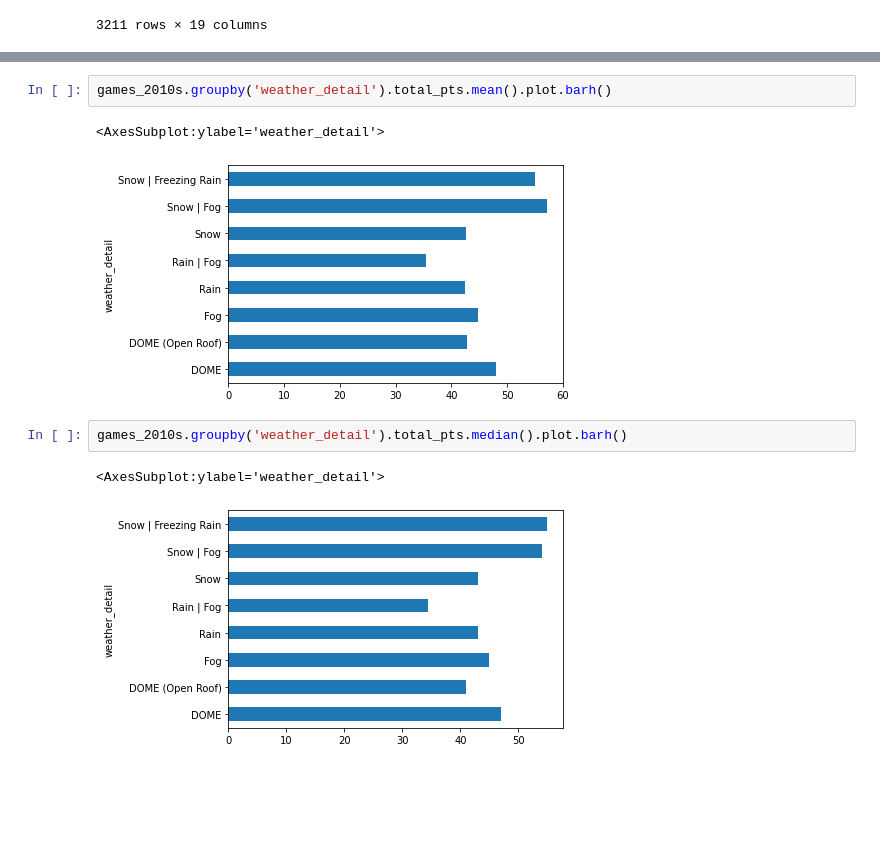
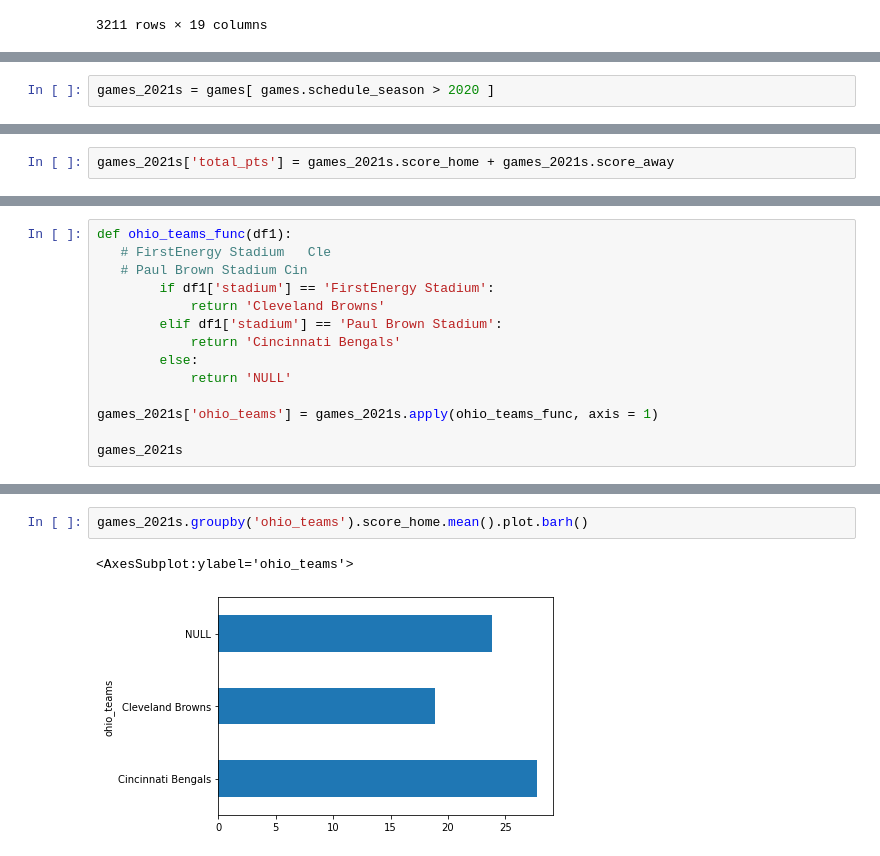
Before and after one commit to arya3364/How-Weather-Effects-Football-Games, a Jupyter notebook: nfl-scores-and-data.ipynb, the cells around one changed output, grey strips where cells are left out. Drawn from its saved outputs; the diff is of its cells as text; blank space fills up the shorter version.

Commit message:
Kaggle Notebook | NFL Scores and Data | Version 10

```diff
--- a/nfl-scores-and-data.ipynb
+++ b/nfl-scores-and-data.ipynb
@@ -166,0 +188,2 @@ games_2010s.groupby('indoor_outdoor').total_pts.median().plot.barh()
+# %%
+games_2021s = games[ games.schedule_season > 2020 ]
@@ -166,0 +192,2 @@ games_2010s.groupby('indoor_outdoor').total_pts.median().plot.barh()
+# %%
+games_2021s['total_pts'] = games_2021s.score_home + games_2021s.score_away
@@ -166,0 +200,14 @@ games_2010s.groupby('indoor_outdoor').total_pts.median().plot.barh()
+# %%
+def ohio_teams_func(df1):
+   # FirstEnergy Stadium   Cle
+   # Paul Brown Stadium Cin
+        if df1['stadium'] == 'FirstEnergy Stadium':
+            return 'Cleveland Browns'
+        elif df1['stadium'] == 'Paul Brown Stadium':
+            return 'Cincinnati Bengals'
+        else:
+            return 'NULL'
+
+games_2021s['ohio_teams'] = games_2021s.apply(ohio_teams_func, axis = 1)
+
+games_2021s
@@ -167,10 +233,5 @@ games_2010s.groupby('indoor_outdoor').total_pts.median().plot.barh()
 # %%
-games_2010s.groupby('weather_detail').total_pts.mean().plot.barh()
+games_2021s.groupby('ohio_teams').score_home.mean().plot.barh()
 # %% [output]
-<AxesSubplot:ylabel='weather_detail'>
+<AxesSubplot:ylabel='ohio_teams'>
-[figure, old version]
+[figure, new version]
-# %%
-games_2010s.groupby('weather_detail').total_pts.median().plot.barh()
-# %% [output]
-<AxesSubplot:ylabel='weather_detail'>
-[figure, removed]
```
Also changed, not shown: parts of 9 cells of this notebook.
